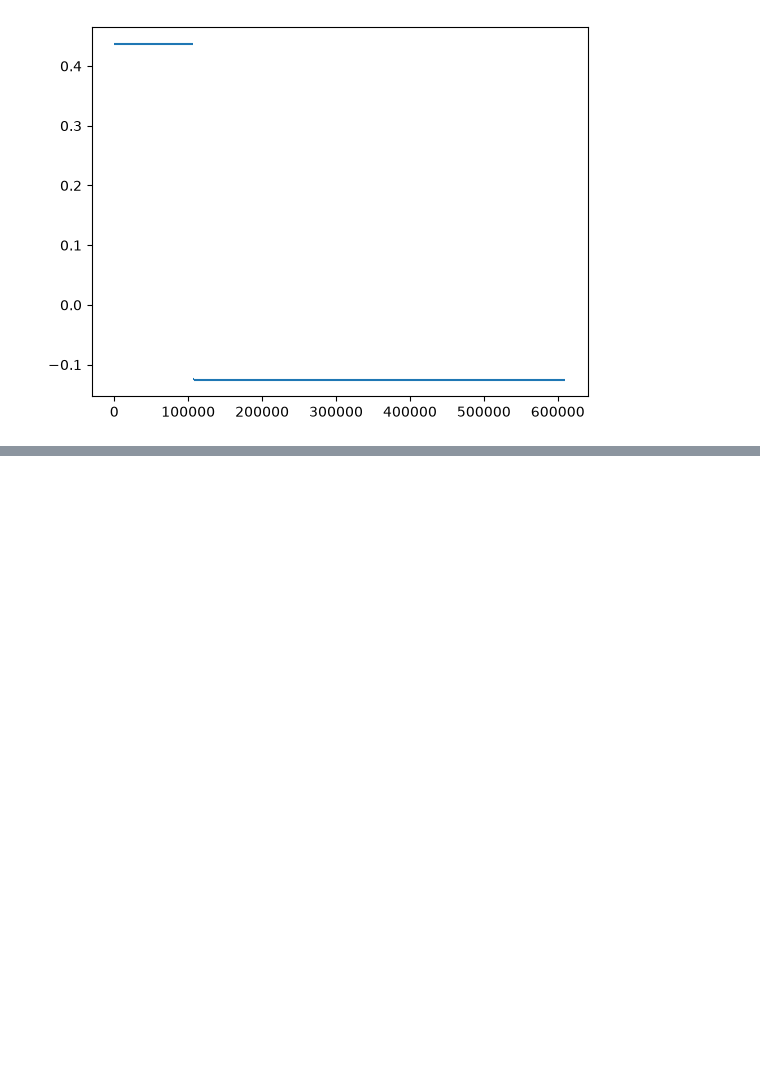
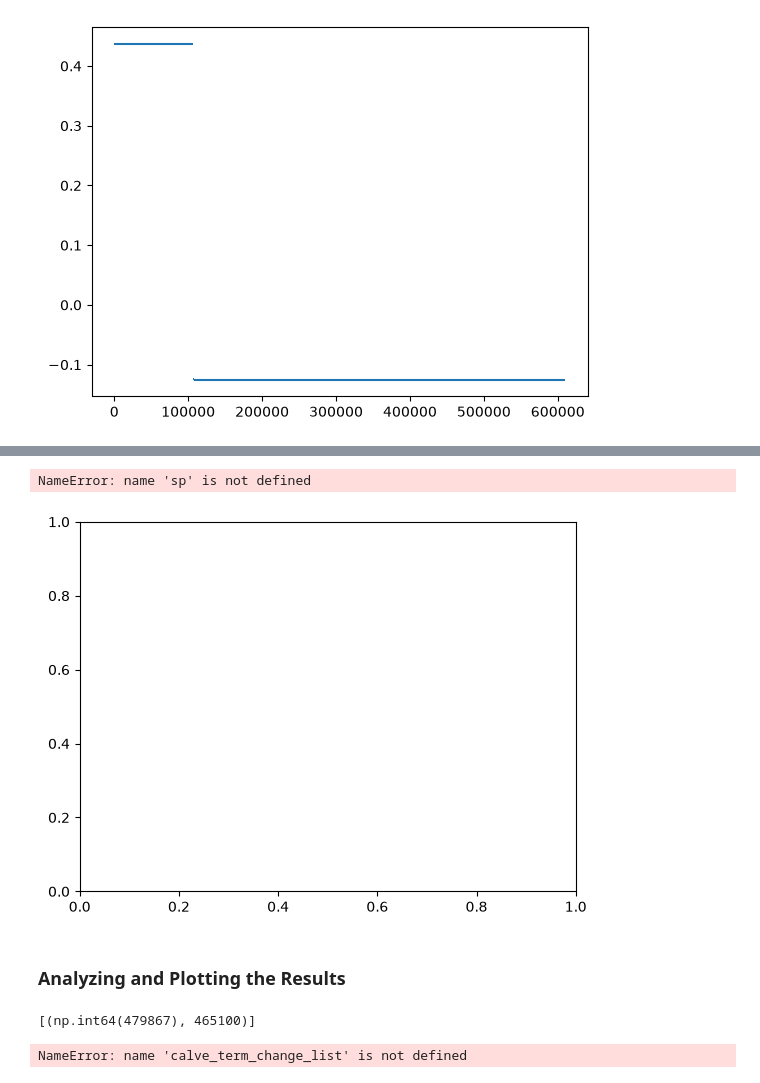
Before and after one commit to AdaKuhtz/1d_calving_experiment, a Jupyter notebook: mismipp_dual_1d_original.ipynb, the cells around one changed output, grey strips where cells are left out. Saved outputs shown, nothing was run; the diff lists cells and outputs as text; code cells hidden in the pictures; blank space fills up the shorter version.

```diff
--- a/mismipp_dual_1d_original.ipynb
+++ b/mismipp_dual_1d_original.ipynb
@@ -558,0 +682,10 @@ print(end_of_glacier_slow(h))
+# %%
+# this plot is there to help visualize the probability of the calving event occuring at each spot along the flow line
+# at the moment there is no specific reason why I chose the cdf of the normal distribution other than that it fits the shape I want and is easily adjustable
+# the connection to a probability distribution could be misleading because I could really choose any function with image [0,1]
+fig, ax = plt.subplots()
+x = np.linspace(0,600_000, 600_000)
+ax.plot(x, sp.stats.norm(300_000, 10_000).cdf(x));
+# %% [output]
+NameError: name 'sp' is not defined
+[figure, added]
@@ -558,0 +759,12 @@ print(end_of_glacier_slow(h))
+# %% [markdown]
+### Analyzing and Plotting the Results
+# %%
+print(terminus_pos)
+# %% [output]
+[(np.int64(479867), 465100)]
+# %%
+print(calve_term_change_list)
+
+print(term_position)
+# %% [output]
+NameError: name 'calve_term_change_list' is not defined
```
Also changed, not shown: parts of 24 cells of this notebook, 2 other files.
